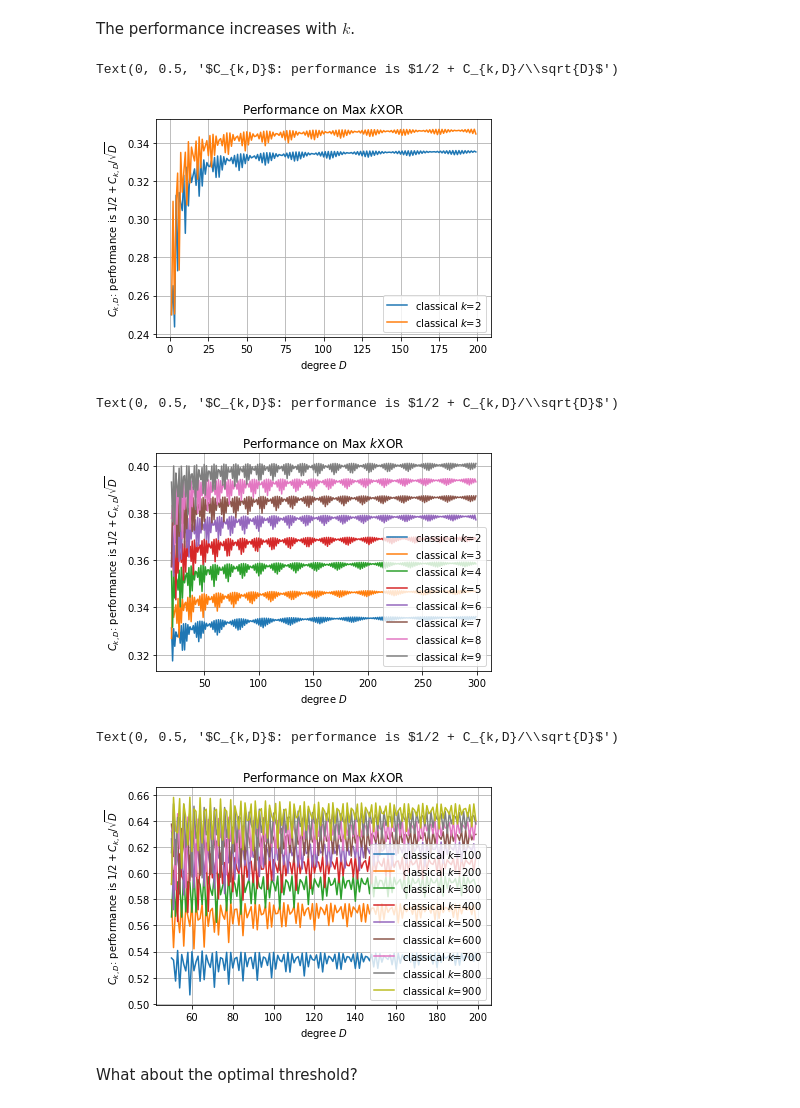
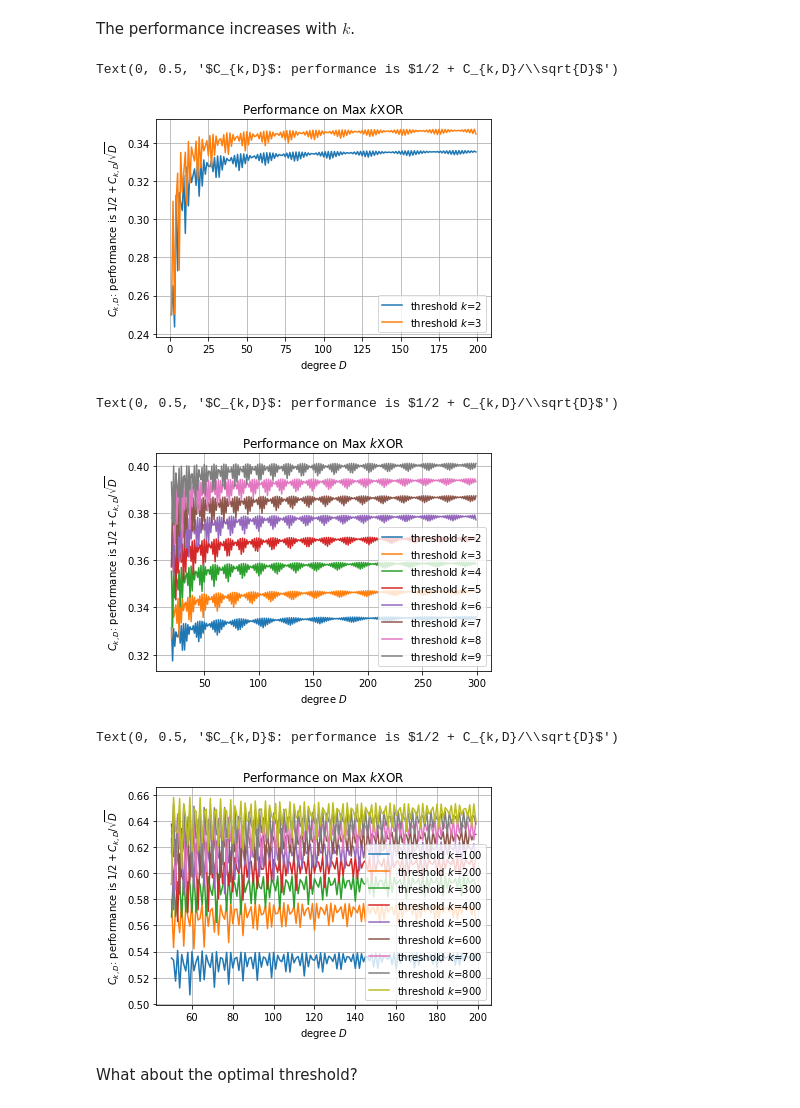
Before and after one commit to marwahaha/QuAIL-2021, a Jupyter notebook: maxkxor.ipynb, the cells around one changed output. Saved outputs shown, nothing was run; the diff lists cells and outputs as text; code cells hidden in the pictures.

```diff
--- a/maxkxor.ipynb
+++ b/maxkxor.ipynb
@@ -262,7 +262,7 @@ The performance increases with $k$.
 # %%
 inps = range(1, 200)
 for k in range(2, 4):
-    plt.plot(inps, [get_max(D, k)*D**0.5 for D in inps],label="classical $k$=" + str(k))
+    plt.plot(inps, [get_max(D, k)*D**0.5 for D in inps],label="threshold $k$=" + str(k))
 plt.grid()
 plt.legend()
 plt.title("Performance on Max $k$XOR")
@@ -270,23 +270,23 @@ plt.xlabel("degree $D$")
 plt.ylabel("$C_{k,D}$: performance is $1/2 + C_{k,D}/\sqrt{D}$")
 # %% [output]
 Text(0, 0.5, '$C_{k,D}$: performance is $1/2 + C_{k,D}/\\sqrt{D}$')
-[figure, old version]
+[figure, new version]
 # %%
 inps = range(20, 300)
 for k in range(2, 10):
-    plt.plot(inps, [get_max(D, k)*D**0.5 for D in inps],label="classical $k$=" + str(k))
+    plt.plot(inps, [get_max(D, k)*D**0.5 for D in inps],label="threshold $k$=" + str(k))
 plt.grid()
 plt.legend()
 plt.title("Performance on Max $k$XOR")
 plt.xlabel("degree $D$")
 plt.ylabel("$C_{k,D}$: performance is $1/2 + C_{k,D}/\sqrt{D}$")
 # %% [output]
 Text(0, 0.5, '$C_{k,D}$: performance is $1/2 + C_{k,D}/\\sqrt{D}$')
-[figure, old version]
+[figure, new version]
 # %%
 inps = range(50, 200)
 for k in range(100, 1000, 100):
-    plt.plot(inps, [get_max(D, k)*D**0.5 for D in inps],label="classical $k$=" + str(k))
+    plt.plot(inps, [get_max(D, k)*D**0.5 for D in inps],label="threshold $k$=" + str(k))
 plt.grid()
 plt.legend()
 plt.title("Performance on Max $k$XOR")
@@ -294,7 +294,7 @@ plt.xlabel("degree $D$")
 plt.ylabel("$C_{k,D}$: performance is $1/2 + C_{k,D}/\sqrt{D}$")
 # %% [output]
 Text(0, 0.5, '$C_{k,D}$: performance is $1/2 + C_{k,D}/\\sqrt{D}$')
-[figure, old version]
+[figure, new version]
 # %% [markdown]
 What about the optimal threshold?
 # %%
```
Also changed, not shown: parts of 11 cells of this notebook, 1 other file.
